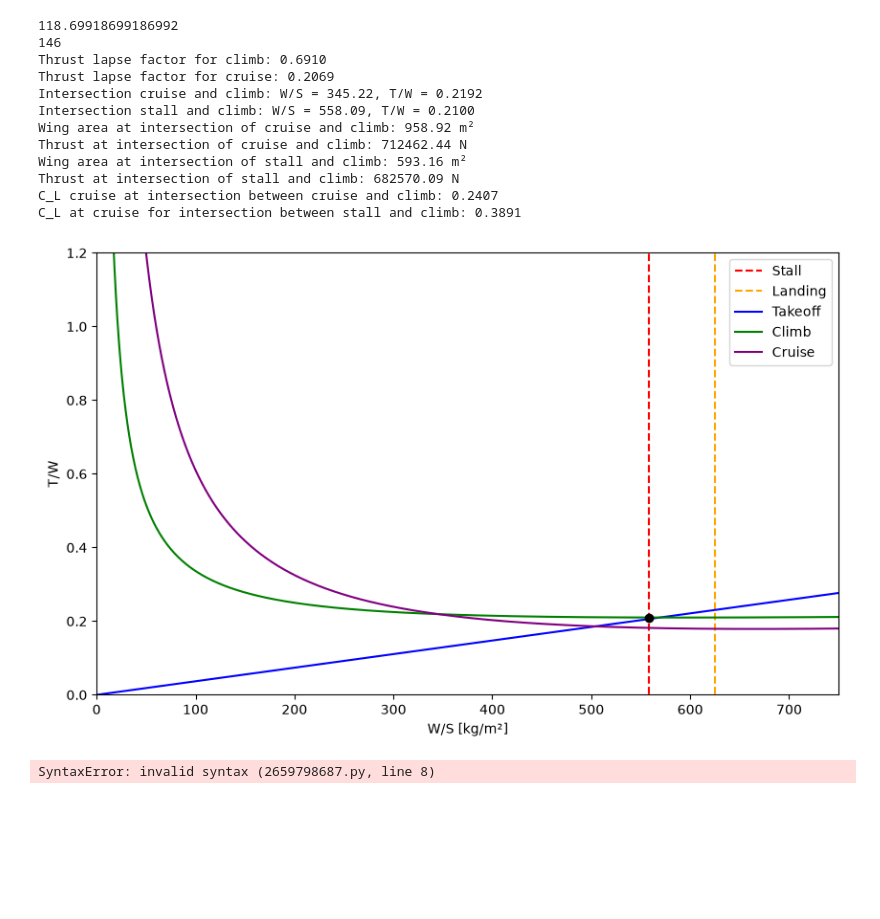
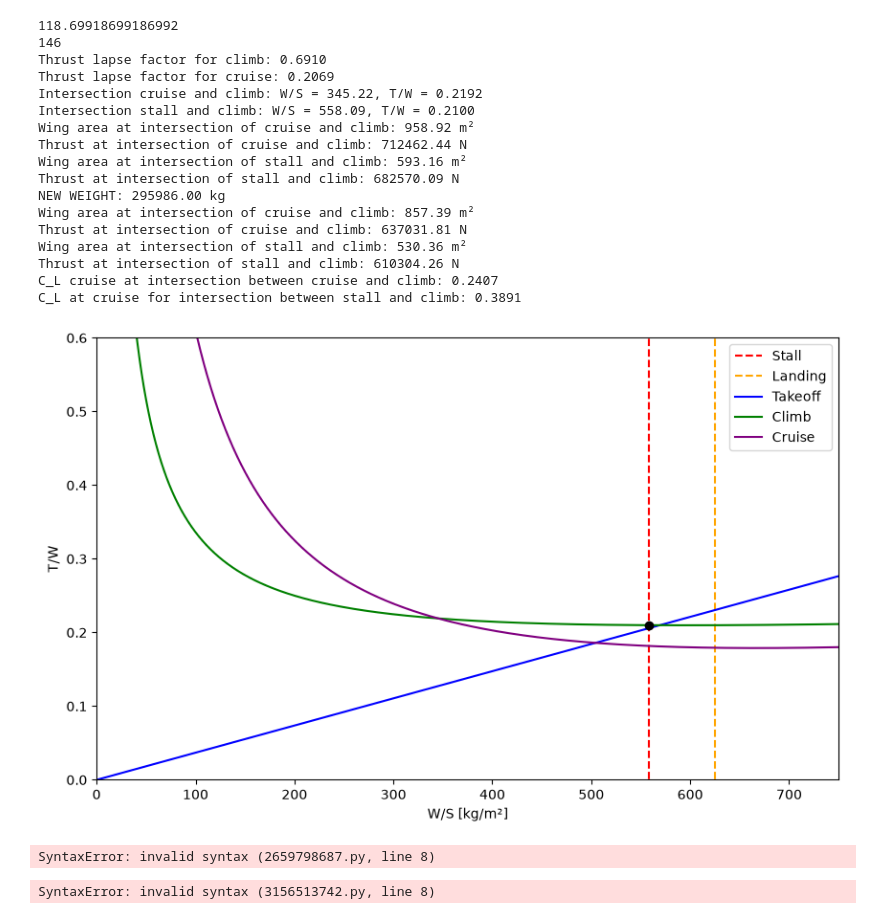
Before and after one commit to astromzZ/MMS236-Aircraft-design-project, a Jupyter notebook: constraintanalysis.ipynb, the cells around one changed output. Cells and saved outputs as stored; diff of their text form; code cells hidden in the pictures; blank space fills up the shorter version.

```diff
--- a/constraintanalysis.ipynb
+++ b/constraintanalysis.ipynb
@@ -16,11 +16,12 @@ q_cruise = 0.5 * 0.3796 * (M_cruise * 296.5)**2 # Dynamic pressure at cruise [N/
 
 
 LFL = 2300 # Landing field length FAR25 [m]
-S_landing = LFL/1.67  # Landing field length FAR25 [m]
+S_landing = LFL / 1.67  # Landing field length FAR25 [m]
 v_stall = v_app / 1.23 #Stall speed [kts]
 TOP_Raymer = 280 # Approximated from Raymer graph (4 engines)
 TOP = TOP_Raymer * (0.45359237/0.09290304) # Takeoff parameter converted to [kg/m^2]
 W0 = 331033.56 # Takeoff weight [kg], value from calculations.ipynb
+W0_new = 295986 # Takeoff weight [kg], value from calculations.ipynb
 W_LANDINGW0 = 0.8513 #Landing weight fraction (W_landing/W_TO), value from calculations.ipynb
 W_CRUISEW0 = 0.8560 #Cruise weight fraction, value from calculations.ipynb
 W_CLIMBW0 = 0.9813 # Climb weight fraction, value from calculations.ipynb
@@ -57,7 +58,7 @@ def WS_STALL(v_stall, C_Lmax):
 
 # LANDING WING LOADING
 
-WS_LANDING = (S_landing - 305) * C_Lmax / 4.84  #Assuming density ratio of 1.0, obstacle clearance of 305 m.
+WS_LANDING = (S_landing - 305) / (4.84 * (1 / C_Lmax))  #Assuming density ratio of 1.0, obstacle clearance of 305 m. PREVIOUS USED RELATION: (S_landing - 305) * C_Lmax / 4.84
 
 WS_LANDING_TO = WS_LANDING / W_LANDINGW0
 
@@ -110,43 +111,58 @@ print(f"Thrust at intersection of cruise and climb: {TW_CRUISE(ws_intersection_c
 print(f"Wing area at intersection of stall and climb: {W0/WS_STALL(v_stall, C_Lmax):.2f} m²")
 print(f"Thrust at intersection of stall and climb: {tw_intersection_stall_climb * W0 * 9.82:.2f} N")
 
+
+#Intersections with new takeoff weight
+print(f"NEW WEIGHT: {W0_new:.2f} kg")
+print(f"Wing area at intersection of cruise and climb: {W0_new/ws_intersection_cruiseclimb:.2f} m²")
+print(f"Thrust at intersection of cruise and climb: {TW_CRUISE(ws_intersection_cruiseclimb, q_cruise, C_D0, e, AR) * W0_new * 9.82:.2f} N")
+
+print(f"Wing area at intersection of stall and climb: {W0_new/WS_STALL(v_stall, C_Lmax):.2f} m²")
+print(f"Thrust at intersection of stall and climb: {tw_intersection_stall_climb * W0_new * 9.82:.2f} N")
+
+
 fig, ax = plt.subplots(figsize=(10, 6))
 ax.set_xlim(0, 750)
-ax.set_ylim(0, 1.2)
+ax.set_ylim(0, 0.6)
 ax.set_xlabel('W/S [kg/m²]')
 ax.set_ylabel('T/W')
 
 ax.plot([WS_STALL(v_stall, C_Lmax), WS_STALL(v_stall, C_Lmax)], [-10, 100], label='Stall', color='red', linestyle='--')
 ax.plot([WS_LANDING_TO, WS_LANDING_TO], [-10, 100], label='Landing', color='orange', linestyle='--')
 ax.plot(WS, TW_TO(WS, TOP, C_LTO), label='Takeoff', color='blue', linestyle='-')
 ax.plot(WS, TW_CLIMB(WS, q_climb, C_D0, e, AR), label='Climb', color='green', linestyle='-')
 ax.plot(WS, TW_CRUISE(WS, q_cruise, C_D0, e, AR), label='Cruise', color='purple', linestyle='-')
 # ax.scatter(ws_intersection_cruiseclimb, TW_CRUISE(ws_intersection_cruiseclimb, q_cruise, C_D0, e, AR), color='black', zorder=5)
 ax.scatter(WS_STALL(v_stall, C_Lmax), tw_intersection_stall_climb, color='black', zorder=5)
 ax.legend()
 
 
 WS_cruise_cruiseclimb = W_CRUISEW0 * ws_intersection_cruiseclimb
 C_Lcruise1 = WS_cruise_cruiseclimb * 9.82 / q_cruise
 print(f"C_L cruise at intersection between cruise and climb: {C_Lcruise1:.4f}")
 
 WS_cruise_stallclimb = W_CRUISEW0 * WS_STALL(v_stall, C_Lmax)
 C_Lcruise2 = WS_cruise_stallclimb * 9.82 / q_cruise
 print(f"C_L at cruise for intersection between stall and climb: {C_Lcruise2:.4f}")
 # %% [output]
 118.69918699186992
 146
 Thrust lapse factor for climb: 0.6910
 Thrust lapse factor for cruise: 0.2069
 Intersection cruise and climb: W/S = 345.22, T/W = 0.2192
 Intersection stall and climb: W/S = 558.09, T/W = 0.2100
 Wing area at intersection of cruise and climb: 958.92 m²
 Thrust at intersection of cruise and climb: 712462.44 N
 Wing area at intersection of stall and climb: 593.16 m²
 Thrust at intersection of stall and climb: 682570.09 N
+NEW WEIGHT: 295986.00 kg
+Wing area at intersection of cruise and climb: 857.39 m²
+Thrust at intersection of cruise and climb: 637031.81 N
+Wing area at intersection of stall and climb: 530.36 m²
+Thrust at intersection of stall and climb: 610304.26 N
 C_L cruise at intersection between cruise and climb: 0.2407
 C_L at cruise for intersection between stall and climb: 0.3891
-[figure, old version]
+[figure, new version]
 # %%
 # SECOND ITERATION CONSTRAINT ANALYSIS
 
@@ -302,9 +317,10 @@ plt.style.use('classic')
 plt.rcParams.update({'font.size': 15})
 ### your inputs here #############
 A_max = #max cross sectional area
-lam = # leading edge sweep angle in degrees
+lam = 25 # leading edge sweep angle in degrees
 l = # length of the fuselage where the curvature changes (use the cross-sectional area plot in VSP)
-S_ref = W0/WS_STALL(v_stall, C_Lmax)
+S_ref = W0_new/WS_STALL(v_stall, C_Lmax)
+print(f"Reference area: {S_ref:.2f} m²")
 Cl = C_Lcruise2 #use the value of C_L at cruise from the constraint analysis
 MddL0 = #readout from fig 12.29 in Raymer
 Mddfus = #readout from fig 12.31 in Raymer
@@ -338,3 +354,5 @@ ax1.grid()
 ax1.set_xlabel('$M$')
 ax1.set_ylabel('$C_{D_{wave}}$')
 ax1.legend(loc='best', fontsize='large', frameon=False)
+# %% [output]
+SyntaxError: invalid syntax (3156513742.py, line 8)
```
Also changed, not shown: parts of 1 cell of this notebook.
